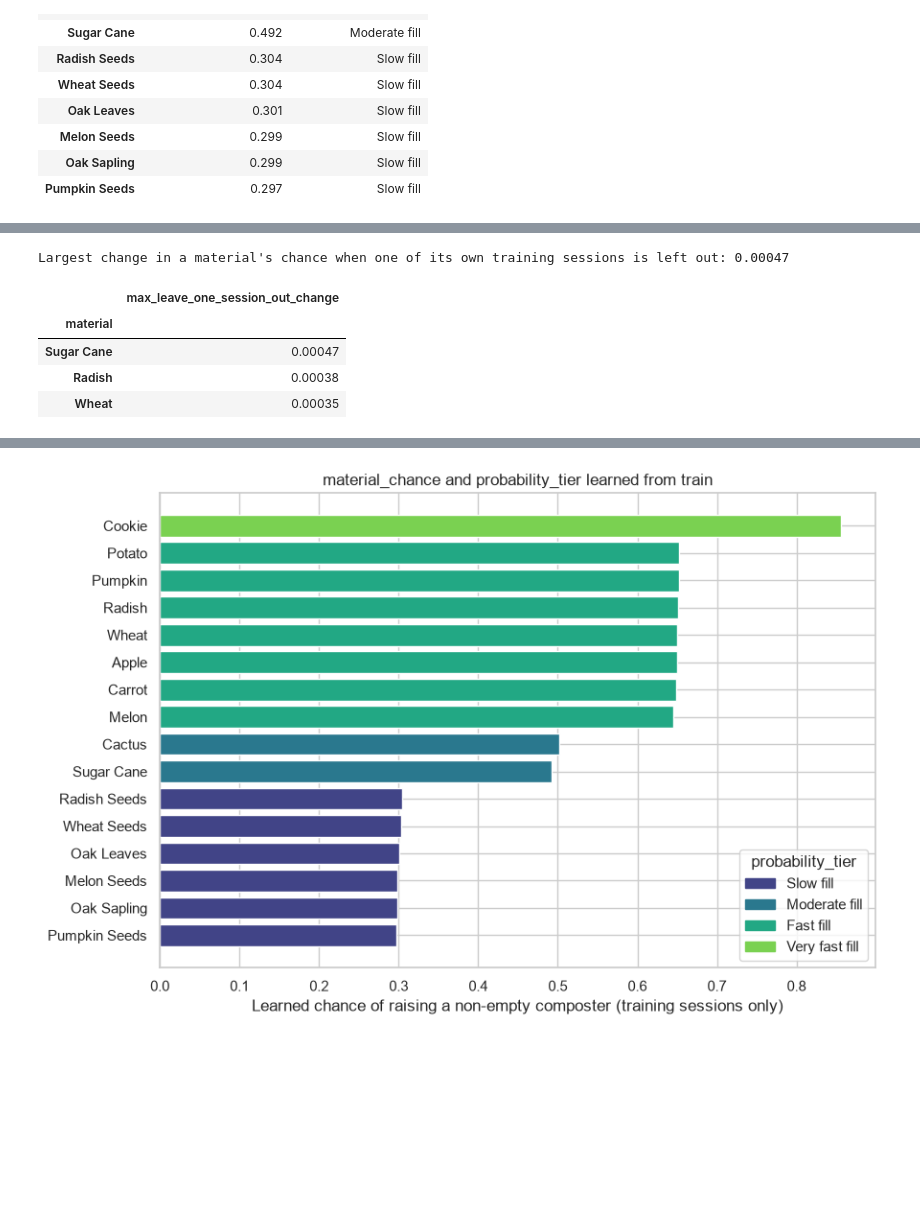
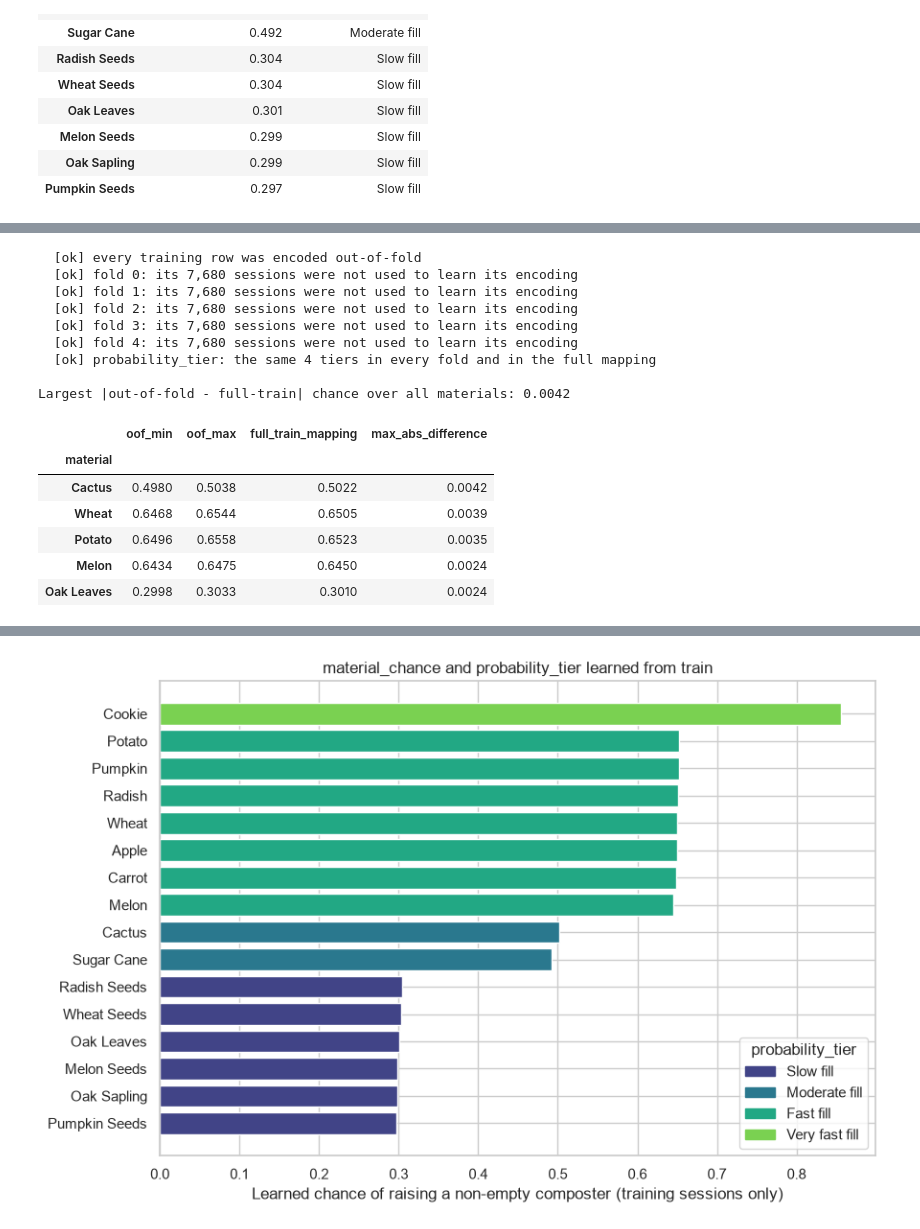
Before and after one commit to errodd/minecraft_composting_success_predictor, a Jupyter notebook: notebooks/02_data_preparation.ipynb, the cells around one changed output, grey strips where cells are left out. Drawn from its saved outputs; the diff is of its cells as text; code cells hidden in the pictures; blank space fills up the shorter version.

```diff
--- a/notebooks/02_data_preparation.ipynb
+++ b/notebooks/02_data_preparation.ipynb
@@ -100,6 +112,9 @@ Only the findings that drive a preparation decision are repeated here (details a
 once here, and the data folder is located relative to the project, so the notebook gives the same output on any
 machine after *Restart Kernel → Run All*. No warning filters are set: any warning raised later stays visible.
 # %%
+import hashlib
+import json
+import platform
 from pathlib import Path
 
 import numpy as np
@@ -113,6 +128,8 @@ from sklearn.model_selection import train_test_split
 # --- Reproducibility --------------------------------------------------------------
 RANDOM_STATE = 42
 TEST_SIZE = 0.20                 # share of SESSIONS held out (decision D1)
+EXPANSION_SEEDS = {"train": RANDOM_STATE, "test": RANDOM_STATE + 1}   # synthetic order of middle outcomes
+TARGET_ENCODING_FOLDS = 5        # out-of-fold groups for the target-derived features (Section 7)
 
 # --- Domain constants (from the EDA) -----------------------------------------------
 SUCCESSES_REQUIRED = 7           # level increases needed to fill the composter
@@ -126,6 +143,9 @@ if not (PROJECT_ROOT / "data").exists():
 DATA_DIR = PROJECT_ROOT / "data"
 if not DATA_DIR.exists():
     raise FileNotFoundError(f"Data directory not found: {DATA_DIR.resolve()}")
+ARTIFACTS_DIR = PROJECT_ROOT / "artifacts"                       # split manifest + metadata (Section 12)
+SPLIT_MANIFEST_PATH = ARTIFACTS_DIR / "split_manifest.csv"
+METADATA_PATH = ARTIFACTS_DIR / "data_preparation_metadata.json"
 
 RAW_FILES = {
     "Apple_v2.csv": "Apple", "Cactus_v2.csv": "Cactus", "Carrot_v2.csv": "Carrot", "Cookie_v2.csv": "Cookie",
@@ -360,8 +381,8 @@ def validate_attempts(attempts, session_table, name):
     ]
 
 
-train_attempts = expand_sessions_to_attempts(train_sessions, seed=RANDOM_STATE)
-test_attempts = expand_sessions_to_attempts(test_sessions, seed=RANDOM_STATE + 1)
+train_attempts = expand_sessions_to_attempts(train_sessions, seed=EXPANSION_SEEDS["train"])
+test_attempts = expand_sessions_to_attempts(test_sessions, seed=EXPANSION_SEEDS["test"])
 
 print("\n".join(f"  [ok] {msg}" for msg in
                 validate_attempts(train_attempts, train_sessions, "train")
@@ -555,25 +615,44 @@ recomputes every material's chance leaving out each of its own training sessions
 # %%
-non_empty = fe_train["composter_empty"] == 0
-per_session = (
-    pd.DataFrame({
-        "material": fe_train.loc[non_empty, "material"],
-        "session_id": fe_train.loc[non_empty, "session_id"],
-        "y": y_train[non_empty],
-    })
-    .groupby(["material", "session_id"])["y"].agg(["sum", "count"])
+fold_index = stats_encoder.oof_fold_index_
+session_ids = X_train["session_id"].to_numpy()
+oof_log = [check((fold_index >= 0).all(), "every training row was encoded out-of-fold")]
+for k, fold_encoder in enumerate(stats_encoder.oof_encoders_):
+    in_fold = fold_index == k
+    oof_log.append(check(not set(session_ids[in_fold]) & set(session_ids[~in_fold]),
+                         f"fold {k}: its {np.unique(session_ids[in_fold]).size:,} sessions were not used to learn its encoding"))
+    expected = X_train.loc[in_fold, "material"].map(fold_encoder.material_chance_).to_numpy()
+    check(np.allclose(fe_train.loc[in_fold, "material_chance"].to_numpy(), expected),
+          f"fold {k}: rows carry the chance learned from the other folds")
+oof_log.append(check(all(e.material_tier_ == stats_encoder.material_tier_ for e in stats_encoder.oof_encoders_),
+                     "probability_tier: the same 4 tiers in every fold and in the full mapping"))
+print("\n".join(f"  [ok] {msg}" for msg in oof_log))
+
+oof_vs_full = (
+    pd.DataFrame({"material": X_train["material"], "oof_chance": fe_train["material_chance"]})
+    .groupby("material")["oof_chance"].agg(oof_min="min", oof_max="max")
 )
-material_totals = per_session.groupby("material")[["sum", "count"]].transform("sum")
-chance_without_session = (material_totals["sum"] - per_session["sum"]) / (material_totals["count"] - per_session["count"])
-chance_with_all = material_totals["sum"] / material_totals["count"]
-self_influence = (chance_without_session - chance_with_all).abs().groupby("material").max()
-print(f"Largest change in a material's chance when one of its own training sessions is left out: "
-      f"{self_influence.max():.5f}")
-self_influence.sort_values(ascending=False).head(3).to_frame("max_leave_one_session_out_change").round(5)
+oof_vs_full["full_train_mapping"] = oof_vs_full.index.map(stats_encoder.material_chance_)
+oof_vs_full["max_abs_difference"] = np.maximum(
+    (oof_vs_full["oof_min"] - oof_vs_full["full_train_mapping"]).abs(),
+    (oof_vs_full["oof_max"] - oof_vs_full["full_train_mapping"]).abs(),
+)
+print(f"\nLargest |out-of-fold - full-train| chance over all materials: {oof_vs_full['max_abs_difference'].max():.4f}")
+oof_vs_full.sort_values("max_abs_difference", ascending=False).head(5).round(4)
 # %% [output]
-Largest change in a material's chance when one of its own training sessions is left out: 0.00047
+  [ok] every training row was encoded out-of-fold
+  [ok] fold 0: its 7,680 sessions were not used to learn its encoding
+  [ok] fold 1: its 7,680 sessions were not used to learn its encoding
+  [ok] fold 2: its 7,680 sessions were not used to learn its encoding
+  [ok] fold 3: its 7,680 sessions were not used to learn its encoding
+  [ok] fold 4: its 7,680 sessions were not used to learn its encoding
+  [ok] probability_tier: the same 4 tiers in every fold and in the full mapping
+
+Largest |out-of-fold - full-train| chance over all materials: 0.0042
-|  | max_leave_one_session_out_change |
-| material |  |
-| Sugar Cane | 0.00047 |
-| Radish | 0.00038 |
-| Wheat | 0.00035 |
+|  | oof_min | oof_max | full_train_mapping | max_abs_difference |
+| material |  |  |  |  |
+| Cactus | 0.4980 | 0.5038 | 0.5022 | 0.0042 |
+| Wheat | 0.6468 | 0.6544 | 0.6505 | 0.0039 |
+| Potato | 0.6496 | 0.6558 | 0.6523 | 0.0035 |
+| Melon | 0.6434 | 0.6475 | 0.6450 | 0.0024 |
+| Oak Leaves | 0.2998 | 0.3033 | 0.3010 | 0.0024 |
 # %% [markdown]
```
Also changed, not shown: parts of 23 cells of this notebook, 2 other files.
